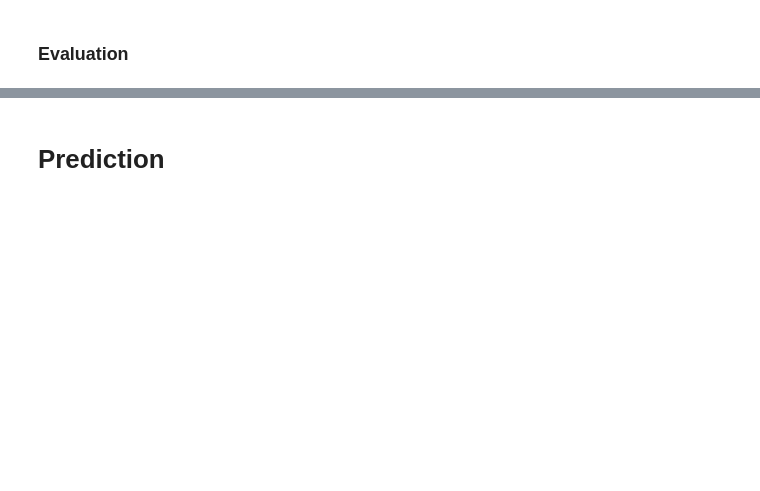
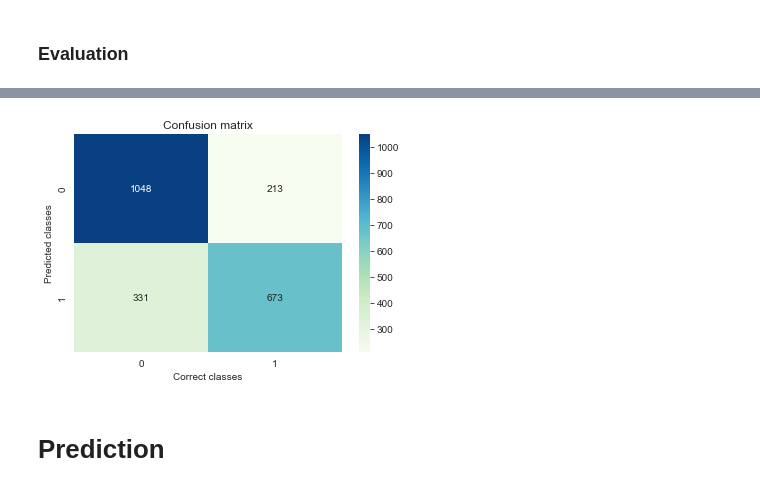
Before and after one commit to amarmouloud/Jedha-Certification, a Jupyter notebook: Bloc 4/Disaster Tweets - NLP and Deep Learning.ipynb, the cells around one changed output, grey strips where cells are left out. Drawn from its saved outputs; the diff is of its cells as text; code cells hidden in the pictures; blank space fills up the shorter version.

```diff
--- a/Bloc 4/Disaster Tweets - NLP and Deep Learning.ipynb
+++ b/Bloc 4/Disaster Tweets - NLP and Deep Learning.ipynb
@@ -553,0 +515,6 @@ plot_history(model_lstm_3.history.history)
+# %%
+X_val = np.array([list(data.numpy()) for data, _ in val_data_batch.unbatch()])
+y_val = [target.numpy() for _, target in val_data_batch.unbatch()]
+# %%
+y_pred_proba = model.predict(X_val)
+y_pred = [1 if proba>0.5 else 0 for proba in y_pred_proba]
@@ -554,3 +523,8 @@ plot_history(model_lstm_3.history.history)
+# %%
+ax = sns.heatmap(confusion_matrix(y_val, y_pred), annot=True, fmt="d", cmap = 'GnBu')
+ax.set(title='Confusion matrix', xlabel='Correct classes', ylabel='Predicted classes');
+# %% [output]
+[figure, added]
 # %% [markdown]
 # Prediction
 # %%
```
Also changed, not shown: parts of 33 cells of this notebook, 5 other files.
